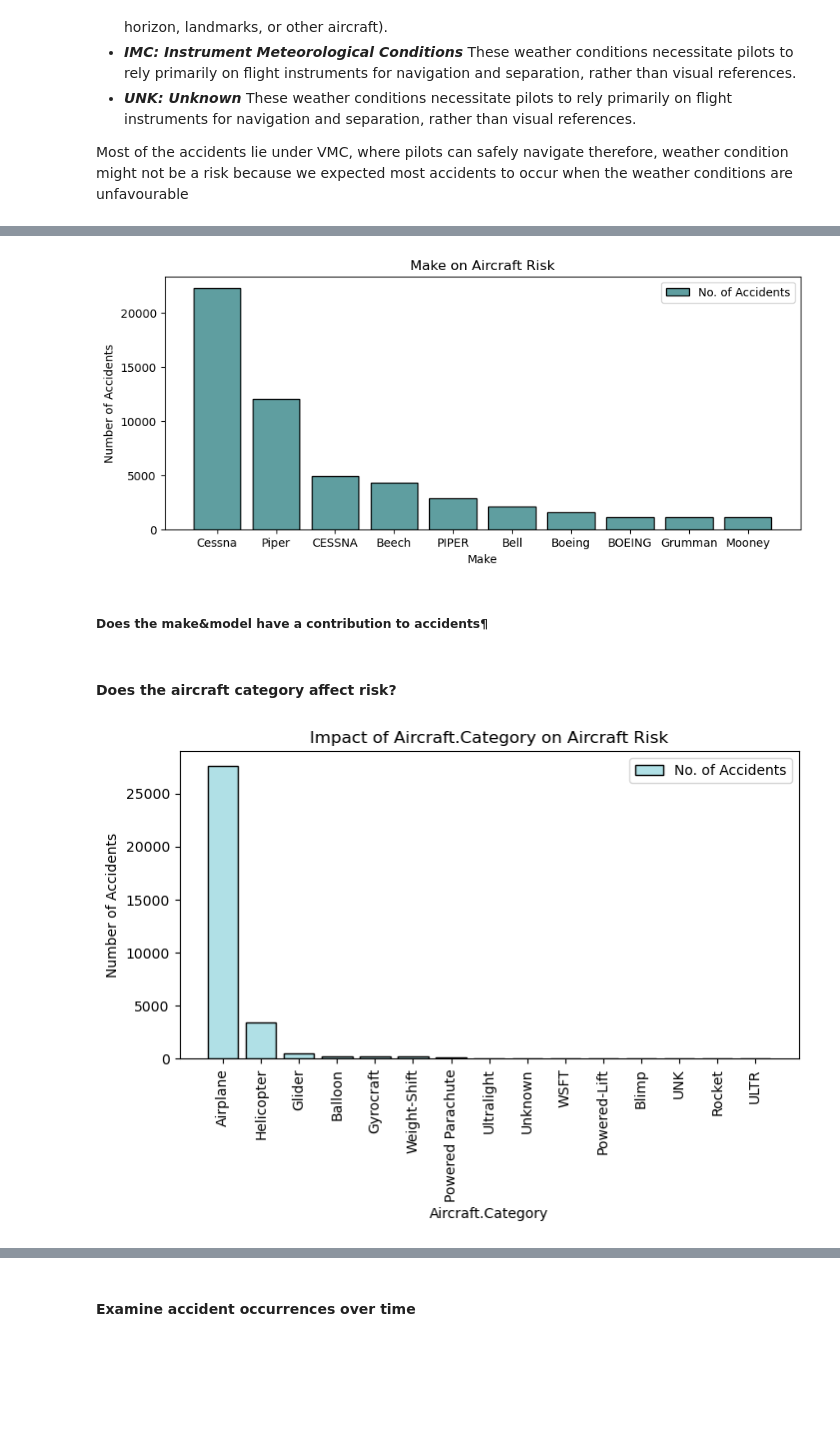
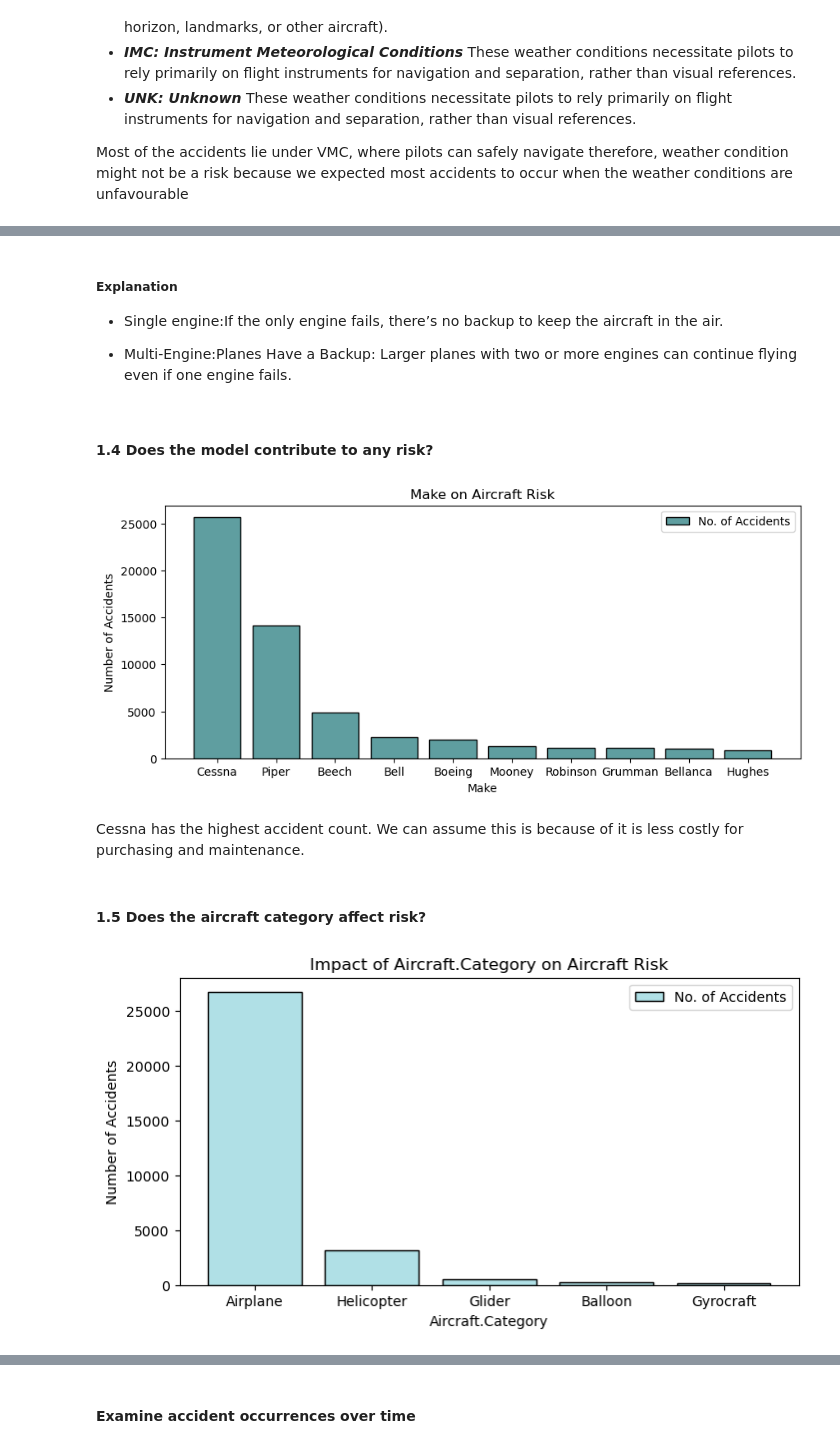
Before and after one commit to blaise-mwangi/dsc-project-aviation, a Jupyter notebook: dsc_project_aviation.ipynb, the cells around one changed output, grey strips where cells are left out. Cells and saved outputs as stored; diff of their text form; code cells hidden in the pictures; blank space fills up the shorter version.

```diff
--- a/dsc_project_aviation.ipynb
+++ b/dsc_project_aviation.ipynb
@@ -239,9 +239,15 @@ dtype: int64
 # %%
 # Replace Number.of.Engines with 1's
 filtered_df["Number.of.Engines"] = filtered_df["Number.of.Engines"].fillna(1)
+# %%
+# Replace 0's with 1's
+filtered_df.loc[:, "Number.of.Engines"] = filtered_df["Number.of.Engines"].replace(0, 1)
 # %%
 #Checking if null values in
 filtered_df[["Number.of.Engines"]].isna().sum()
 # %% [output]
 Number.of.Engines    0
 dtype: int64
+# %%
+#Changing Aircraft.Category to the same case
+filtered_df.loc[:, "Make"] = filtered_df["Make"].str.title().str.strip()
@@ -248,3 +259,6 @@ dtype: int64
+# %%
+#Removing Unknown In Purpose of Flight
+filtered_df = filtered_df[filtered_df["Purpose.of.flight"] != "Unknown"]
 # %% [markdown]
 ##### Dealing with Event.Date column
 # %%
@@ -371,3 +380,10 @@ plt.show()
+# %% [markdown]
+##### **Explanation**
+- Single engine:If the only engine fails, there’s no backup to keep the aircraft in the air.
+
+- Multi-Engine:Planes Have a Backup: Larger planes with two or more engines can continue flying even if one engine fails.
+# %% [markdown]
+#### **1.4 Does the model contribute to any risk?**
 # %%
 #Count occurrences of each accident
 make_counts = filtered_df["Make"].value_counts().head(10)
@@ -385,26 +401,27 @@ plt.legend()
 plt.xticks(rotation=0)
 plt.show()
 # %% [output]
-[figure, old version]
+[figure, new version]
-# %% [markdown]
-##### Does the make&model have a contribution to accidents¶
-# %% [markdown]
-#### Does the aircraft category affect risk?
+# %% [markdown]
+Cessna has the highest accident count.
+We can assume this is because of it is less costly for purchasing and maintenance.
+# %% [markdown]
+#### **1.5 Does the aircraft category affect risk?**
 # %%
 #Count occurrences of each accident
-accident_counts = filtered_df["Aircraft.Category"].value_counts()
+accident_counts = filtered_df["Aircraft.Category"].value_counts().head(5)
 
 # Plotting the bar
 plt.figure(figsize=(8, 4))
 plt.bar( accident_counts.index, accident_counts.values, edgecolor='black',color='powderblue', label='No. of Accidents')
 
 # Labels and title
 plt.xlabel('Aircraft.Category')
 plt.ylabel('Number of Accidents')
 plt.title('Impact of Aircraft.Category on Aircraft Risk')
 plt.legend()
 
-plt.xticks(rotation=90)
+plt.xticks(rotation=0)
 plt.show()
 # %% [output]
-[figure, old version]
+[figure, new version]
```
Also changed, not shown: parts of 41 cells of this notebook.
